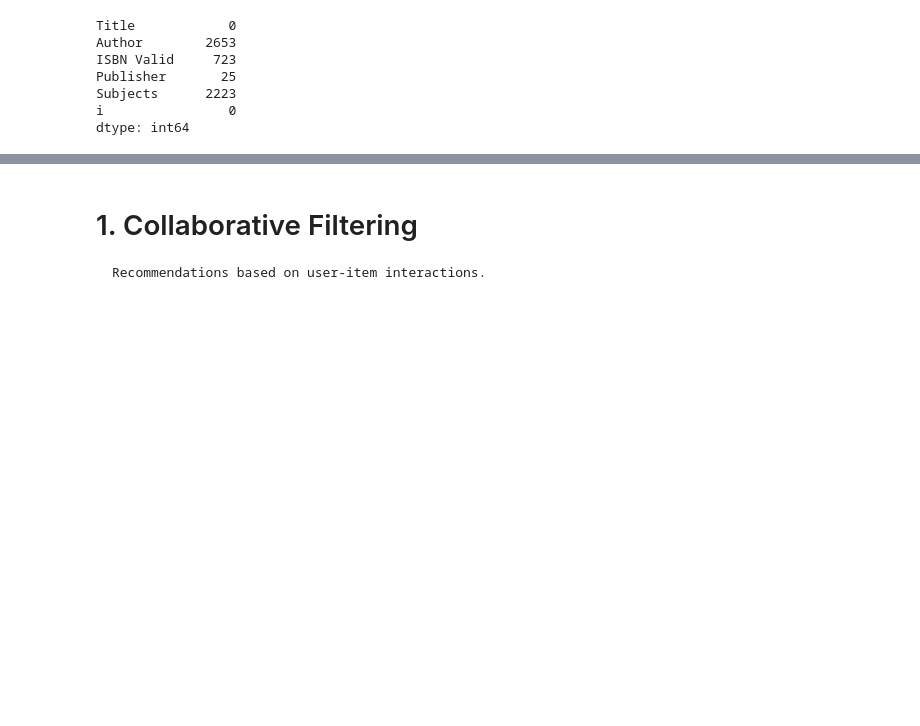
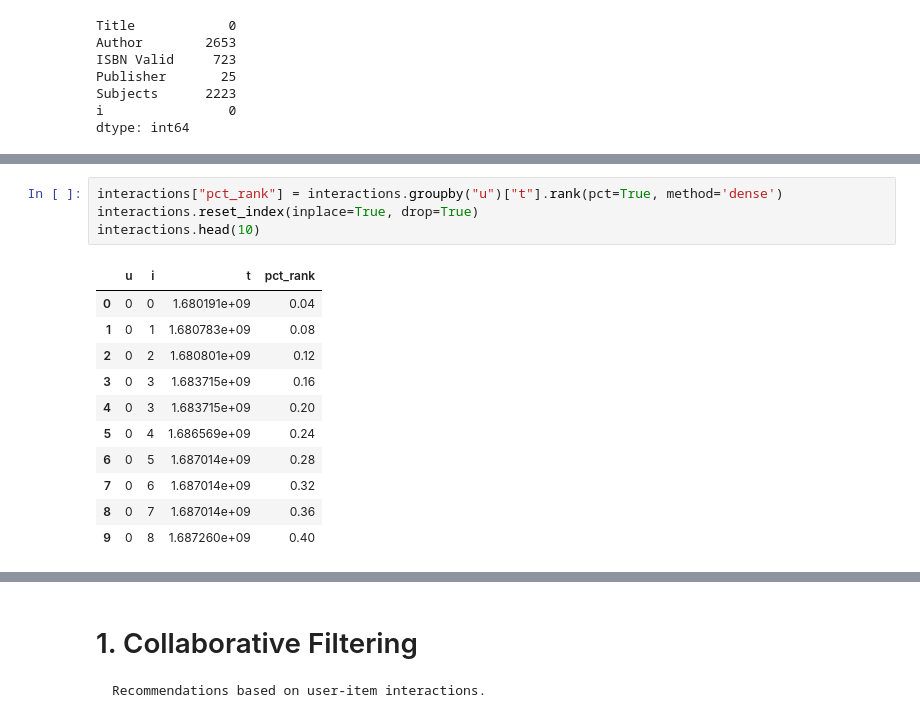
Before and after one commit to gr-oll/EPFL_Apple, a Jupyter notebook: EDA.ipynb, the cells around one changed output, grey strips where cells are left out. Saved outputs shown, nothing was run; the diff lists cells and outputs as text; blank space fills up the shorter version.

```diff
--- a/EDA.ipynb
+++ b/EDA.ipynb
@@ -72,0 +96,16 @@ dtype: int64
+# %%
+interactions["pct_rank"] = interactions.groupby("u")["t"].rank(pct=True, method='dense')
+interactions.reset_index(inplace=True, drop=True)
+interactions.head(10)
+# %% [output]
+|  | u | i | t | pct_rank |
+| 0 | 0 | 0 | 1.680191e+09 | 0.04 |
+| 1 | 0 | 1 | 1.680783e+09 | 0.08 |
+| 2 | 0 | 2 | 1.680801e+09 | 0.12 |
+| 3 | 0 | 3 | 1.683715e+09 | 0.16 |
+| 4 | 0 | 3 | 1.683715e+09 | 0.20 |
+| 5 | 0 | 4 | 1.686569e+09 | 0.24 |
+| 6 | 0 | 5 | 1.687014e+09 | 0.28 |
+| 7 | 0 | 6 | 1.687014e+09 | 0.32 |
+| 8 | 0 | 7 | 1.687014e+09 | 0.36 |
+| 9 | 0 | 8 | 1.687260e+09 | 0.40 |
```
Also changed, not shown: parts of 12 cells of this notebook, 1 other file.
